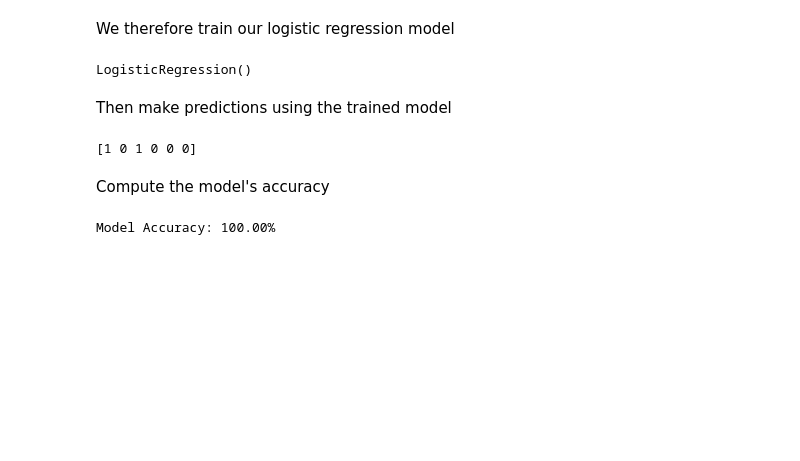
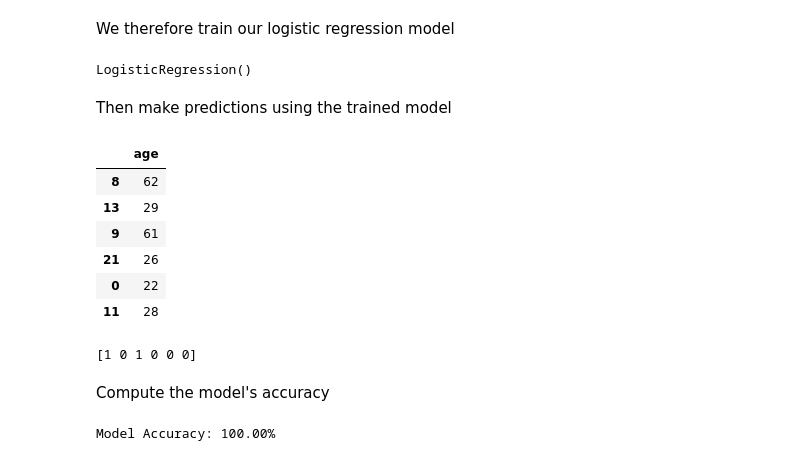
Before and after one commit to Bestine/DSAI-course, a Jupyter notebook: module-1/06-Linear_and_Logistic Regression.ipynb, the cells around one changed output. Saved outputs shown, nothing was run; the diff lists cells and outputs as text; code cells hidden in the pictures; blank space fills up the shorter version.

```diff
--- a/module-1/06-Linear_and_Logistic Regression.ipynb
+++ b/module-1/06-Linear_and_Logistic Regression.ipynb
@@ -334,6 +341,16 @@ model.fit(X_train, y_train)
 LogisticRegression()
 # %% [markdown]
 Then make predictions using the trained model
+# %%
+X_test
+# %% [output]
+|  | age |
+| 8 | 62 |
+| 13 | 29 |
+| 9 | 61 |
+| 21 | 26 |
+| 0 | 22 |
+| 11 | 28 |
 # %%
 y_predicted = model.predict(X_test)
 print(y_predicted)
```
Also changed, not shown: parts of 10 cells of this notebook, 2 other files.
